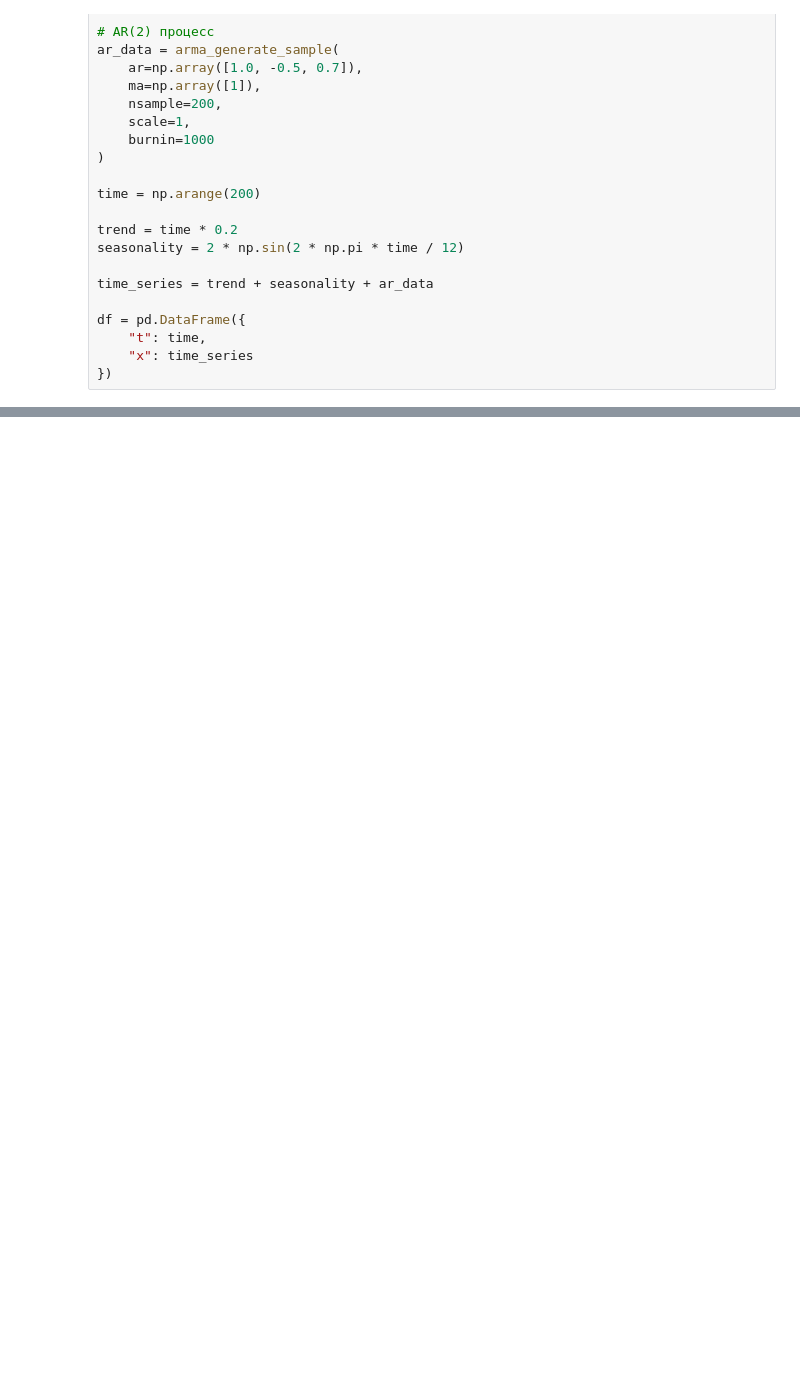
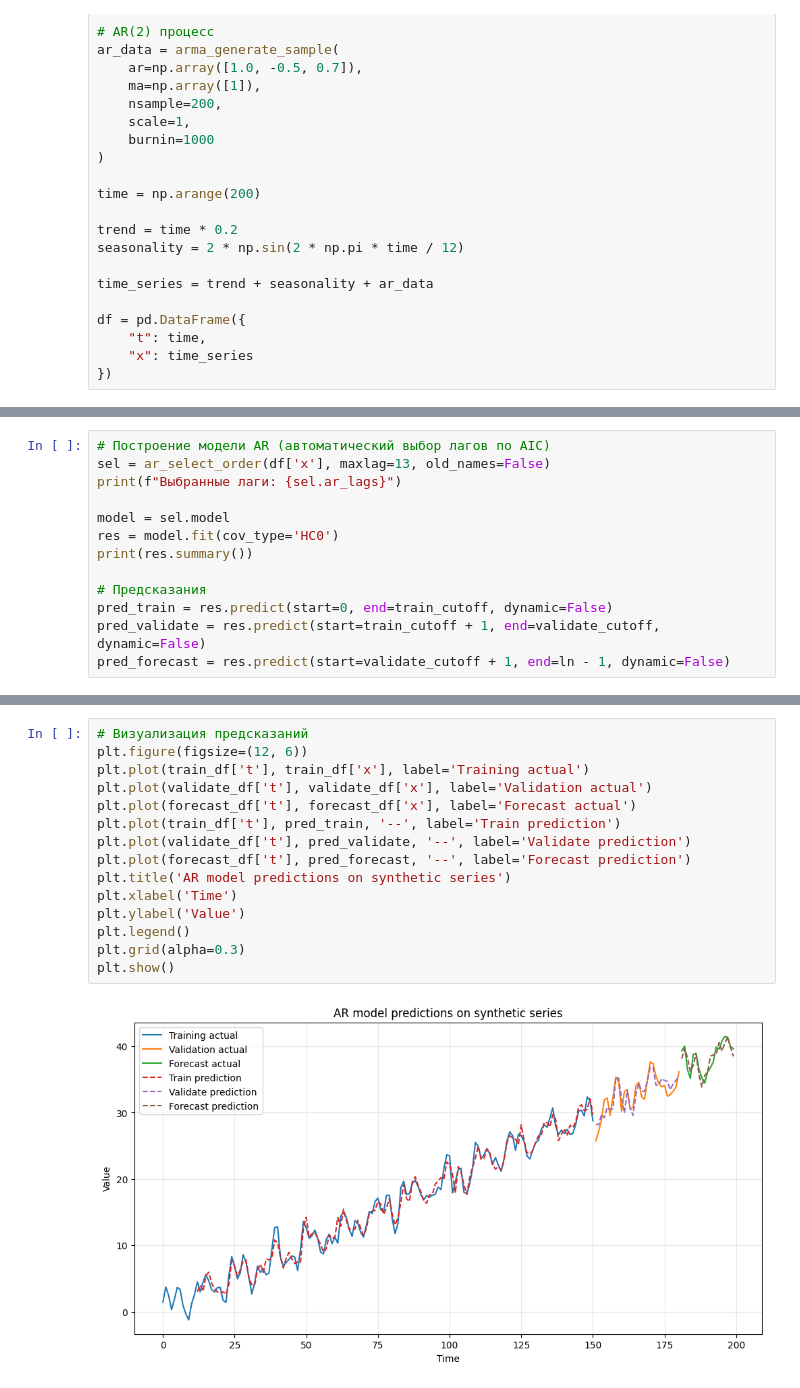
Before and after one commit to Thothmes/TimeSeriesLabs, a Jupyter notebook: practice3.ipynb, the cells around one changed output, grey strips where cells are left out. Drawn from its saved outputs; the diff is of its cells as text; blank space fills up the shorter version.

```diff
--- a/practice3.ipynb
+++ b/practice3.ipynb
@@ -686,0 +655,13 @@ print(metrics_val)
+# %%
+# Построение модели AR (автоматический выбор лагов по AIC)
+sel = ar_select_order(df['x'], maxlag=13, old_names=False)
+print(f"Выбранные лаги: {sel.ar_lags}")
+
+model = sel.model
+res = model.fit(cov_type='HC0')
+print(res.summary())
+
+# Предсказания
+pred_train = res.predict(start=0, end=train_cutoff, dynamic=False)
+pred_validate = res.predict(start=train_cutoff + 1, end=validate_cutoff, dynamic=False)
+pred_forecast = res.predict(start=validate_cutoff + 1, end=ln - 1, dynamic=False)
@@ -686,0 +686,17 @@ print(metrics_val)
+# %%
+# Визуализация предсказаний
+plt.figure(figsize=(12, 6))
+plt.plot(train_df['t'], train_df['x'], label='Training actual')
+plt.plot(validate_df['t'], validate_df['x'], label='Validation actual')
+plt.plot(forecast_df['t'], forecast_df['x'], label='Forecast actual')
+plt.plot(train_df['t'], pred_train, '--', label='Train prediction')
+plt.plot(validate_df['t'], pred_validate, '--', label='Validate prediction')
+plt.plot(forecast_df['t'], pred_forecast, '--', label='Forecast prediction')
+plt.title('AR model predictions on synthetic series')
+plt.xlabel('Time')
+plt.ylabel('Value')
+plt.legend()
+plt.grid(alpha=0.3)
+plt.show()
+# %% [output]
+[figure, added]
```
Also changed, not shown: parts of 19 cells of this notebook.
